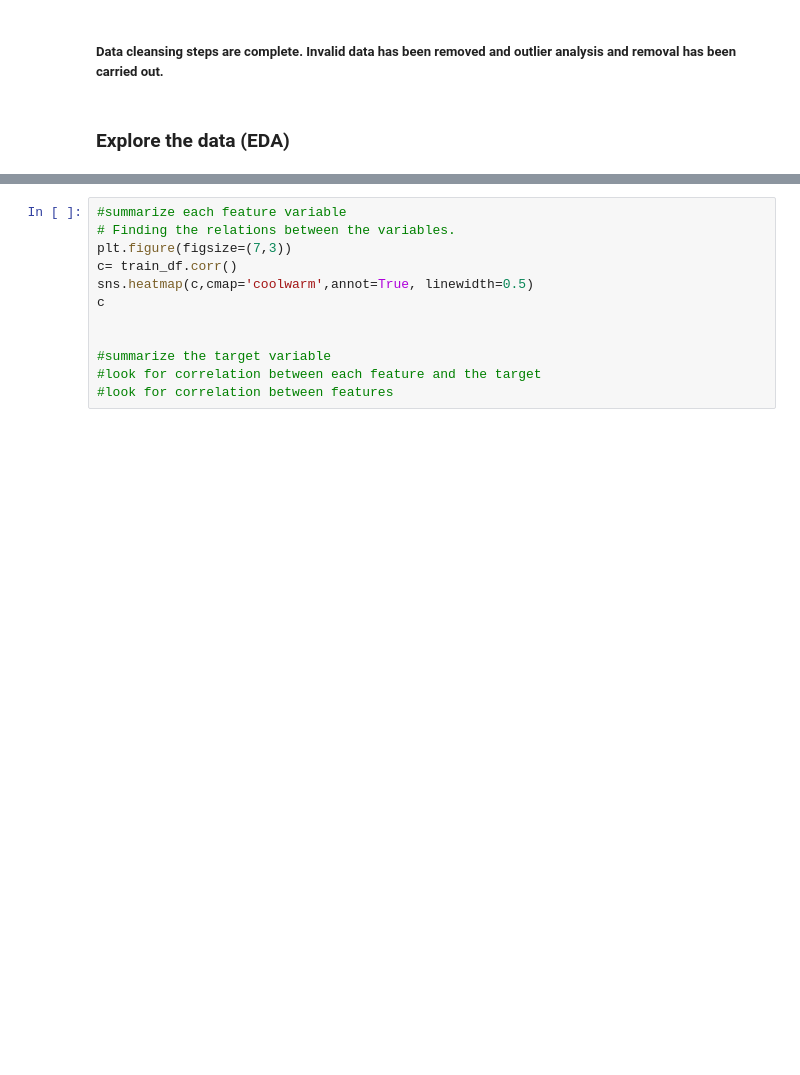
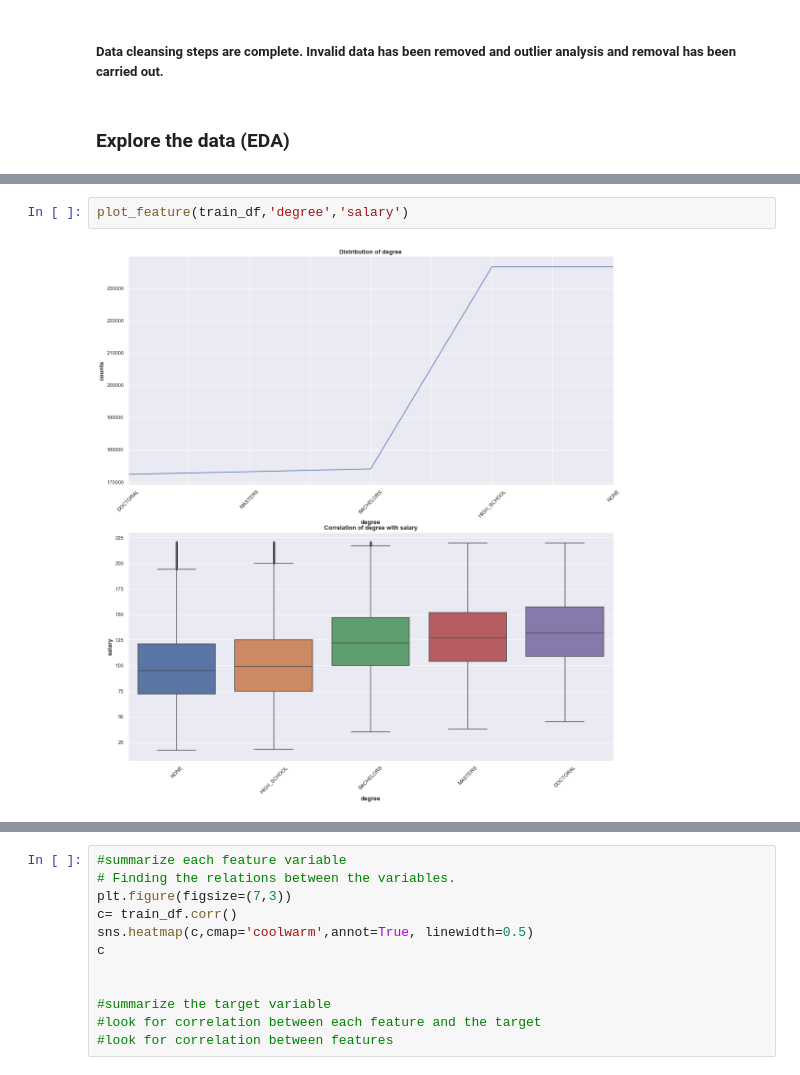
Before and after one commit to ross-macdonald-rm/salarypredictionportfolio, a Jupyter notebook: Salary Prediction Project.ipynb, the cells around one changed output, grey strips where cells are left out. Saved outputs shown, nothing was run; the diff lists cells and outputs as text; blank space fills up the shorter version.

```diff
--- a/Salary Prediction Project.ipynb
+++ b/Salary Prediction Project.ipynb
@@ -358,0 +370,4 @@ plot_feature(train_df,'jobType','salary')
+# %%
+plot_feature(train_df,'degree','salary')
+# %% [output]
+[figure, added]
```
Also changed, not shown: parts of 10 cells of this notebook.
